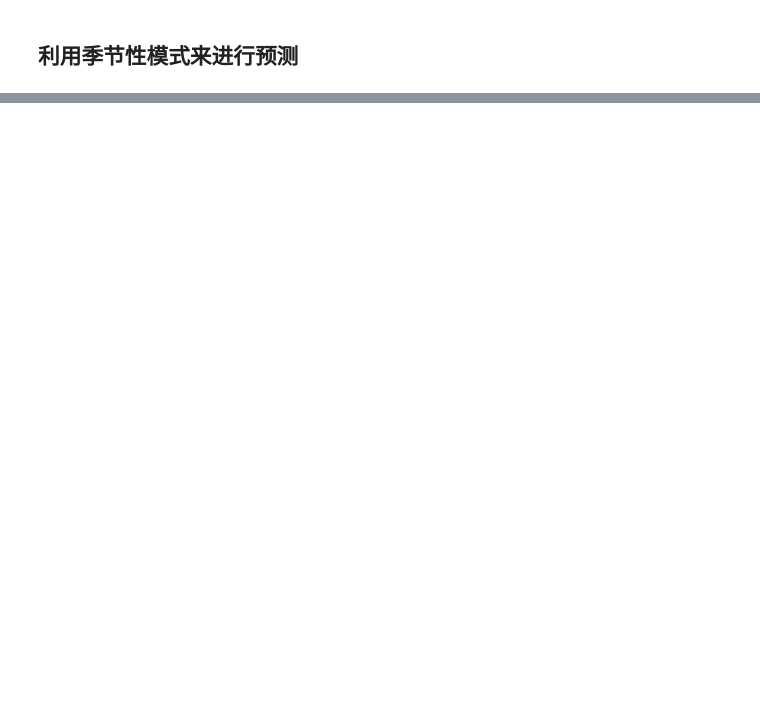
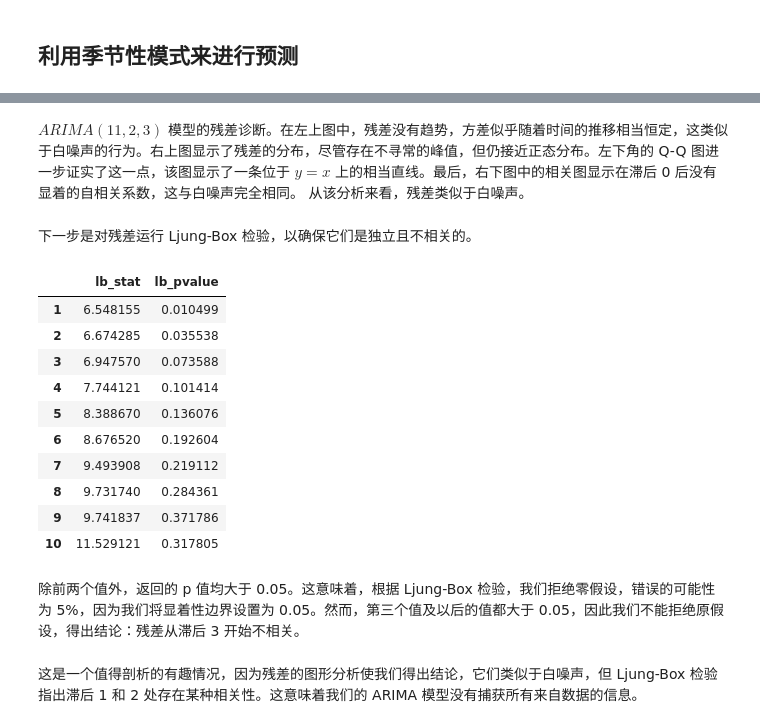
Before and after one commit to JPL-JUNO/Time-Series, a Jupyter notebook: TSFP/code/ch08_accounting_for_seasonality.ipynb, the cells around one changed output, grey strips where cells are left out. Cells and saved outputs as stored; diff of their text form; code cells hidden in the pictures; blank space fills up the shorter version.

```diff
--- a/TSFP/code/ch08_accounting_for_seasonality.ipynb
+++ b/TSFP/code/ch08_accounting_for_seasonality.ipynb
@@ -197,0 +294,25 @@ plt.tight_layout()
+# %% [markdown]
+$ARIMA(11,2,3)$ 模型的残差诊断。在左上图中，残差没有趋势，方差似乎随着时间的推移相当恒定，这类似于白噪声的行为。右上图显示了残差的分布，尽管存在不寻常的峰值，但仍接近正态分布。左下角的 Q-Q 图进一步证实了这一点，该图显示了一条位于 $y = x$ 上的相当直线。最后，右下图中的相关图显示在滞后 0 后没有显着的自相关系数，这与白噪声完全相同。 从该分析来看，残差类似于白噪声。
+# %% [markdown]
+下一步是对残差运行 Ljung-Box 检验，以确保它们是独立且不相关的。
+# %%
+from statsmodels.stats.diagnostic import acorr_ljungbox
+
+residuals = ARIMA_model_fit.resid
+acorr_ljungbox(residuals, np.arange(1, 11, 1))
+# %% [output]
+|  | lb_stat | lb_pvalue |
+| 1 | 6.548155 | 0.010499 |
+| 2 | 6.674285 | 0.035538 |
+| 3 | 6.947570 | 0.073588 |
+| 4 | 7.744121 | 0.101414 |
+| 5 | 8.388670 | 0.136076 |
+| 6 | 8.676520 | 0.192604 |
+| 7 | 9.493908 | 0.219112 |
+| 8 | 9.731740 | 0.284361 |
+| 9 | 9.741837 | 0.371786 |
+| 10 | 11.529121 | 0.317805 |
+# %% [markdown]
+除前两个值外，返回的 p 值均大于 0.05。这意味着，根据 Ljung-Box 检验，我们拒绝零假设，错误的可能性为 5%，因为我们将显着性边界设置为 0.05。然而，第三个值及以后的值都大于 0.05，因此我们不能拒绝原假设，得出结论：残差从滞后 3 开始不相关。
+# %% [markdown]
+这是一个值得剖析的有趣情况，因为残差的图形分析使我们得出结论，它们类似于白噪声，但 Ljung-Box 检验指出滞后 1 和 2 处存在某种相关性。这意味着我们的 ARIMA 模型没有捕获所有来自数据的信息。
```
Also changed, not shown: parts of 13 cells of this notebook, 3 other files.
